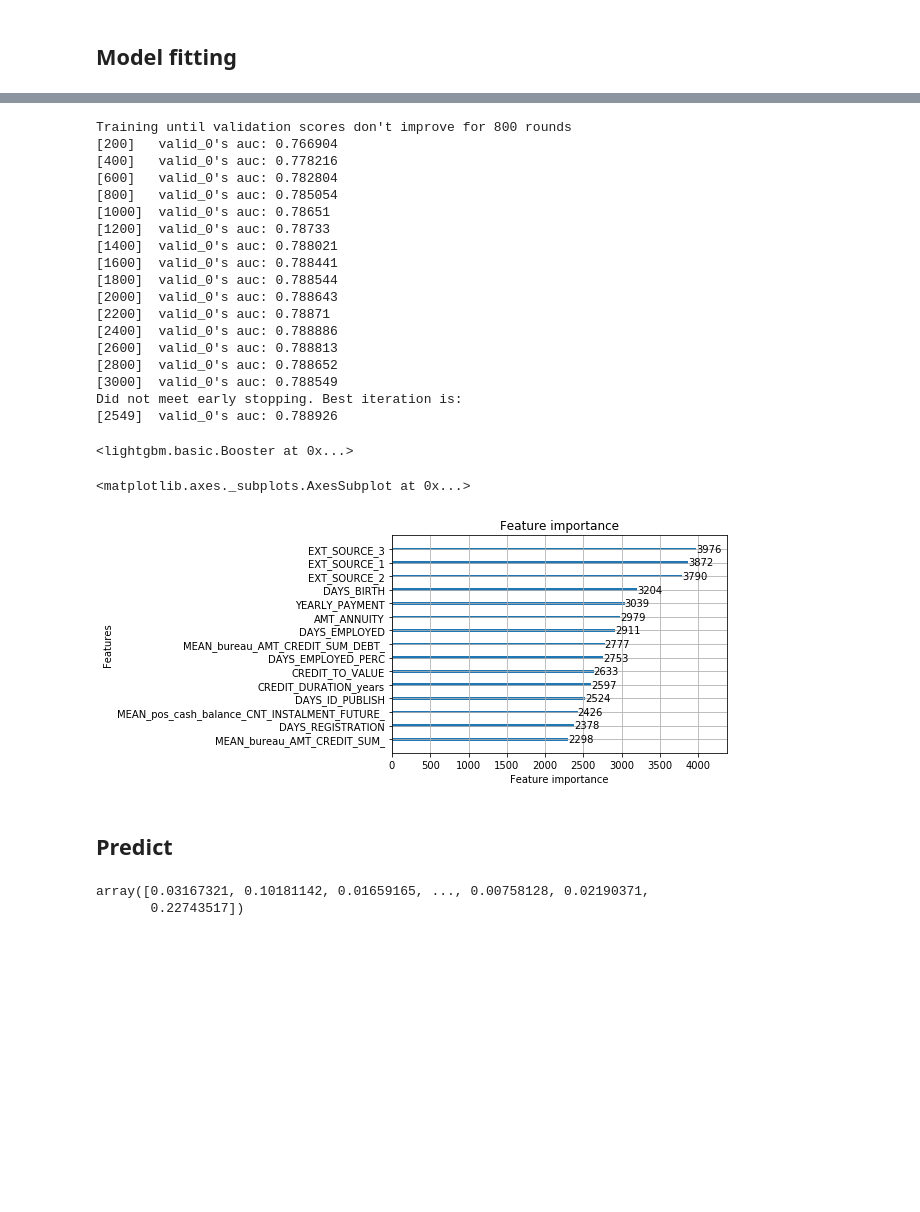
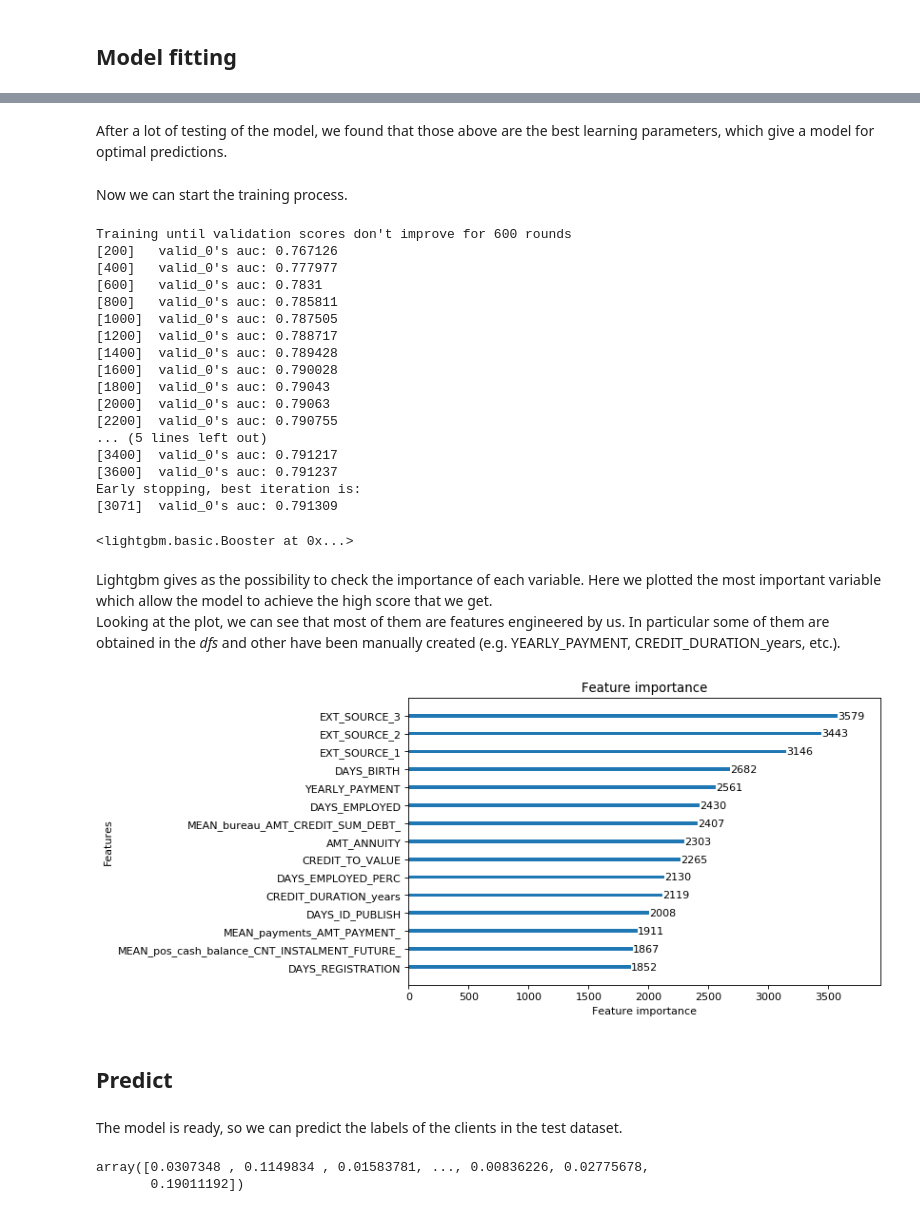
Before and after one commit to paolomandica/FDS-home-credit-default-risk, a Jupyter notebook: main-paolo.ipynb, the cells around one changed output, grey strips where cells are left out. Saved outputs shown, nothing was run; the diff lists cells and outputs as text; code cells hidden in the pictures; blank space fills up the shorter version.

```diff
--- a/main-paolo.ipynb
+++ b/main-paolo.ipynb
@@ -936,5 +943,7 @@ One of the first things to do during the data engineering and cleaning process i
 # %%
 def check_missing_values(df):
+    """This function takes in input a dataframe df and returns a new dataframe with the number and percentage
+    of missing values for each column."""
     cols = df.columns
     nan_df = pd.DataFrame(columns=['n_nan', 'perc_nan'])
 
@@ -966,8 +975,8 @@ For the merged dataset we are going to check the missing values and remove the c
 # %%
 # check the number of missing values for each column
 nan_values = check_missing_values(merged_df)
-# drop the columns with a percentage of missing values over 75%
-cols_to_drop = list(nan_values[nan_values['perc_nan']>=75].index)
+# drop the columns with a percentage of missing values over 80%
+cols_to_drop = list(nan_values[nan_values['perc_nan']>=80].index)
 merged_df.drop(columns=cols_to_drop, inplace=True)
 # %% [markdown]
 ## Feature engineering
@@ -1035,44 +1062,53 @@ val_data = lgb.Dataset(X_test, label=y_test)
 # %%
-param = {'task': 'train', 'boosting_type': 'gbdt', 'objective': 'binary', 'metric': 'auc',
-          'verbose': 0 , 'num_leaves': 110, 'learning_rate': 0.01, 'num_iteration': 3000,
-          'reg_alpha':.01, 'reg_lambda':.01, 'colsample_bytree':.8, 'subsample':0.8, 'max_depth': 10,
-          'min_data_in_leaf':600, 'min_split_gain':.01, 'min_child_weight':1}
+param = {'task': 'train', 'boosting': 'goss', 'application': 'binary', 'metric': 'auc',
+         'verbose': 0 , 'max_depth': 10, 'num_leaves': 110, 'learning_rate': 0.01,
+         'min_data_in_leaf':600, 'num_iterations': 4000, 'reg_alpha':.01, 'reg_lambda':.01,
+         'colsample_bytree': 0.8, 'subsample':0.8, 'min_split_gain':.01, 'min_child_weight':1}
+# %% [markdown]
+After a lot of testing of the model, we found that those above are the best learning parameters, which give a model for optimal predictions.
+# %% [markdown]
+Now we can start the training process.
 # %%
-bst = lgb.train(param, train_data, valid_sets=[val_data], early_stopping_rounds=800, verbose_eval=200)
+evals_result = {}
+bst = lgb.train(param, train_data, valid_sets=[val_data], early_stopping_rounds=600, verbose_eval=200, evals_result=evals_result)
 # %% [output]
-Training until validation scores don't improve for 800 rounds
-[200]   valid_0's auc: 0.766904
-[400]   valid_0's auc: 0.778216
-[600]   valid_0's auc: 0.782804
-[800]   valid_0's auc: 0.785054
-[1000]  valid_0's auc: 0.78651
-[1200]  valid_0's auc: 0.78733
-[1400]  valid_0's auc: 0.788021
-[1600]  valid_0's auc: 0.788441
-[1800]  valid_0's auc: 0.788544
-[2000]  valid_0's auc: 0.788643
-[2200]  valid_0's auc: 0.78871
-[2400]  valid_0's auc: 0.788886
-[2600]  valid_0's auc: 0.788813
-[2800]  valid_0's auc: 0.788652
-[3000]  valid_0's auc: 0.788549
-Did not meet early stopping. Best iteration is:
-[2549]  valid_0's auc: 0.788926
+Training until validation scores don't improve for 600 rounds
+[200]   valid_0's auc: 0.767126
+[400]   valid_0's auc: 0.777977
+[600]   valid_0's auc: 0.7831
+[800]   valid_0's auc: 0.785811
+[1000]  valid_0's auc: 0.787505
+[1200]  valid_0's auc: 0.788717
+[1400]  valid_0's auc: 0.789428
+[1600]  valid_0's auc: 0.790028
+[1800]  valid_0's auc: 0.79043
+[2000]  valid_0's auc: 0.79063
+[2200]  valid_0's auc: 0.790755
+... (5 lines left out)
+[3400]  valid_0's auc: 0.791217
+[3600]  valid_0's auc: 0.791237
+Early stopping, best iteration is:
+[3071]  valid_0's auc: 0.791309
 # %%
 bst.save_model('model.txt')
 # %% [output]
 <lightgbm.basic.Booster at 0x...>
+# %% [markdown]
+Lightgbm gives as the possibility to check the importance of each variable. Here we plotted the most important variable which allow the model to achieve the high score that we get.
+Looking at the plot, we can see that most of them are features engineered by us. In particular some of them are obtained in the *dfs* and other have been manually created (e.g. YEARLY_PAYMENT, CREDIT_DURATION_years, etc.).
 # %%
-lgb.plot_importance(bst, max_num_features=15)
+lgb.plot_importance(bst, max_num_features=15, figsize = (8,5), dpi = 80, grid = False)
+plt.savefig(datapath + '/feature_importance.png')
 # %% [output]
-<matplotlib.axes._subplots.AxesSubplot at 0x...>
-[figure, old version]
+[figure, new version]
 # %% [markdown]
 ## Predict
+# %% [markdown]
+The model is ready, so we can predict the labels of the clients in the test dataset.
 # %%
 preds = bst.predict(data_test, num_iteration=bst.best_iteration)
 # %%
 preds
 # %% [output]
-array([0.03167321, 0.10181142, 0.01659165, ..., 0.00758128, 0.02190371,
-       0.22743517])
+array([0.0307348 , 0.1149834 , 0.01583781, ..., 0.00836226, 0.02775678,
+       0.19011192])
```
Also changed, not shown: parts of 30 cells of this notebook, 1 other file.
